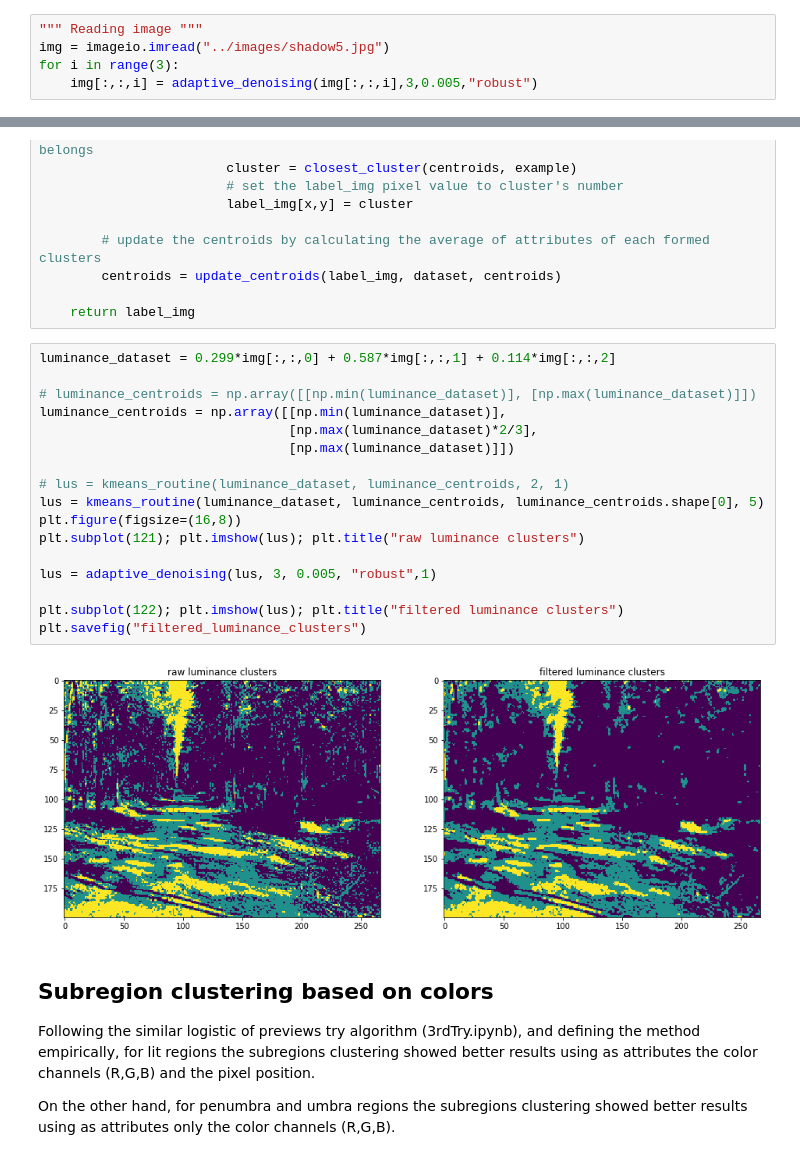
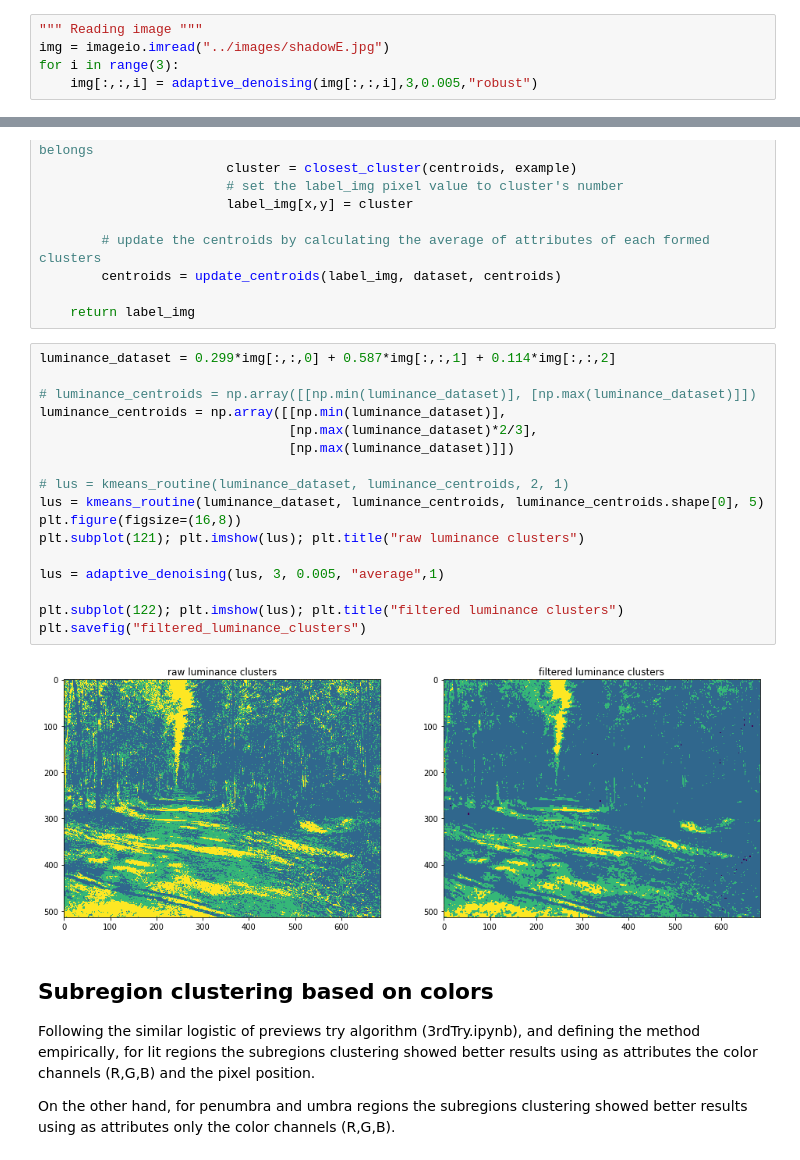
Before and after one commit to horitahiroshi/shadow-denoising, a Jupyter notebook: notebook/4thTry.ipynb, the cells around one changed output, grey strips where cells are left out. Saved outputs shown, nothing was run; the diff lists cells and outputs as text.

```diff
--- a/notebook/4thTry.ipynb
+++ b/notebook/4thTry.ipynb
@@ -93,7 +93,7 @@ def range_adjustment(img,minvalue=0,maxvalue=255):
     return img_u8
 # %%
 """ Reading image """
-img = imageio.imread("../images/shadow5.jpg")
+img = imageio.imread("../images/shadowE.jpg")
 for i in range(3):
     img[:,:,i] = adaptive_denoising(img[:,:,i],3,0.005,"robust")
 # %% [markdown]
@@ -166,22 +166,22 @@ def kmeans_routine(dataset, centroids, k, n):
 # %%
 luminance_dataset = 0.299*img[:,:,0] + 0.587*img[:,:,1] + 0.114*img[:,:,2]
 
 # luminance_centroids = np.array([[np.min(luminance_dataset)], [np.max(luminance_dataset)]])
 luminance_centroids = np.array([[np.min(luminance_dataset)],
                                 [np.max(luminance_dataset)*2/3],
                                 [np.max(luminance_dataset)]])
 
 # lus = kmeans_routine(luminance_dataset, luminance_centroids, 2, 1)
 lus = kmeans_routine(luminance_dataset, luminance_centroids, luminance_centroids.shape[0], 5)
 plt.figure(figsize=(16,8))
 plt.subplot(121); plt.imshow(lus); plt.title("raw luminance clusters")
 
-lus = adaptive_denoising(lus, 3, 0.005, "robust",1)
+lus = adaptive_denoising(lus, 3, 0.005, "average",1)
 
 plt.subplot(122); plt.imshow(lus); plt.title("filtered luminance clusters")
 plt.savefig("filtered_luminance_clusters")
 # %% [output]
-[figure, old version]
+[figure, new version]
 # %% [markdown]
 ## Subregion clustering based on colors
 Following the similar logistic of previews try algorithm (3rdTry.ipynb), and defining the method empirically, for lit regions the subregions clustering showed better results using as attributes the color channels (R,G,B) and the pixel position.
```
Also changed, not shown: parts of 4 cells of this notebook, 8 other files.
